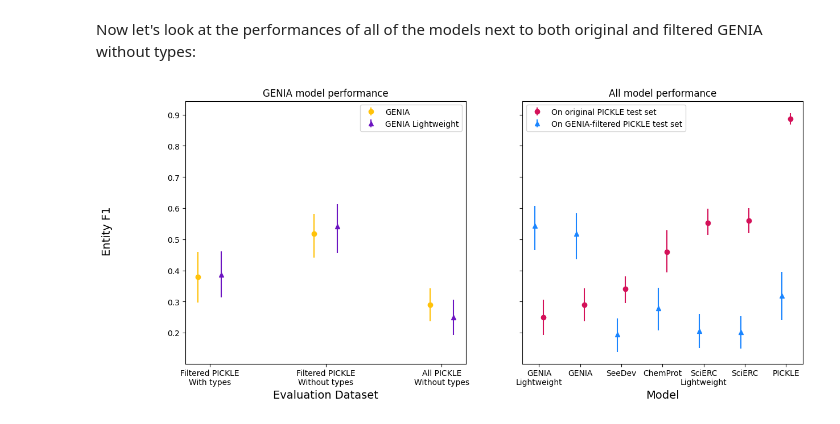
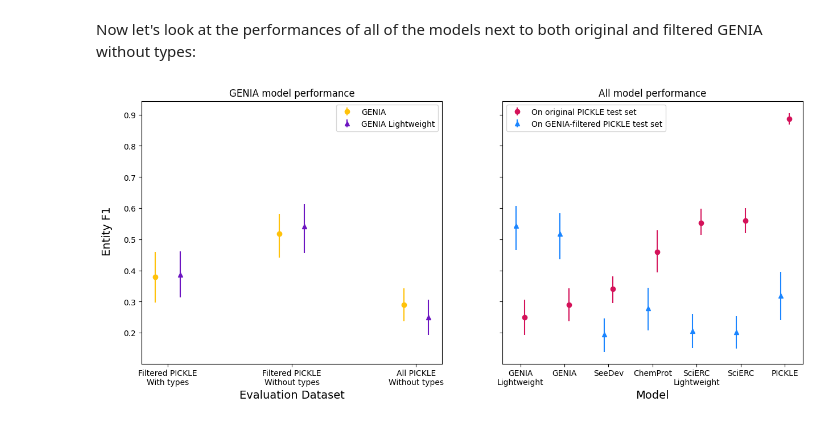
Before and after one commit to ShiuLab/pickle-corpus-code, a Jupyter notebook: jupyter_notebooks/genia_filtered_type_analysis.ipynb, the cells around one changed output. Cells and saved outputs as stored; diff of their text form; code cells hidden in the pictures.

```diff
--- a/jupyter_notebooks/genia_filtered_type_analysis.ipynb
+++ b/jupyter_notebooks/genia_filtered_type_analysis.ipynb
@@ -151,28 +151,28 @@ orig_label_key = {'chemprot': 'ChemProt',
 # %%
 fig, axs = plt.subplots(1, 2, figsize=(14, 6), sharey=True)
 
 name_x = [orig_label_key[mod] for mod in orig_perf_all["model"]]
 
 axs[0].errorbar(x=perf_plot_data['num_x'] - 0.1, y=perf_plot_data['genia_f1'], yerr=perf_plot_data['genia_ci'], fmt='o', color='#FFC20A', label='GENIA')
 axs[0].errorbar(x=perf_plot_data['num_x'] + 0.1, y=perf_plot_data['genialight_f1'], yerr=perf_plot_data['genialight_ci'], fmt='^', color='#6C14C1', label='GENIA Lightweight')
 
 axs[0].set_xticks(perf_plot_data['num_x'], perf_plot_data['semantic_x'], size=10, ha='center')
 axs[0].set_xlabel('Evaluation Dataset', size=14)
 axs[0].set_title('GENIA model performance')
 axs[0].legend()
 
 
 
 axs[1].errorbar(x=orig_perf_all["x"] + 0.1, y=orig_perf_all["ent_F1"], yerr=all_no_filter_ent_CIs, fmt="o", color='#D41159', label='On original PICKLE test set')
 axs[1].errorbar(x=all_models_on_filtered_without_types["x"] - 0.1, y=all_models_on_filtered_without_types["ent_F1"], yerr=filter_ent_CIs, fmt="^", color='#1A85FF', label='On GENIA-filtered PICKLE test set')
 
 axs[1].set_xticks(orig_perf_all["x"], name_x, size=10, ha='center')
 axs[1].set_xlabel('Model', size=14)
 axs[1].set_title('All model performance')
 axs[1].legend()
 
 fig.supylabel('Entity F1', size=14)
-
+fig.subplots_adjust(left=0.07)
 plt.savefig('../data/straying_off_topic_data/model_performance/genia_filtered_performance_F1.png', format='png', bbox_inches='tight', dpi=600)
 # %% [output]
-[figure, old version]
+[figure, new version]
```
Also changed, not shown: parts of 2 cells of this notebook, 1 other file.
